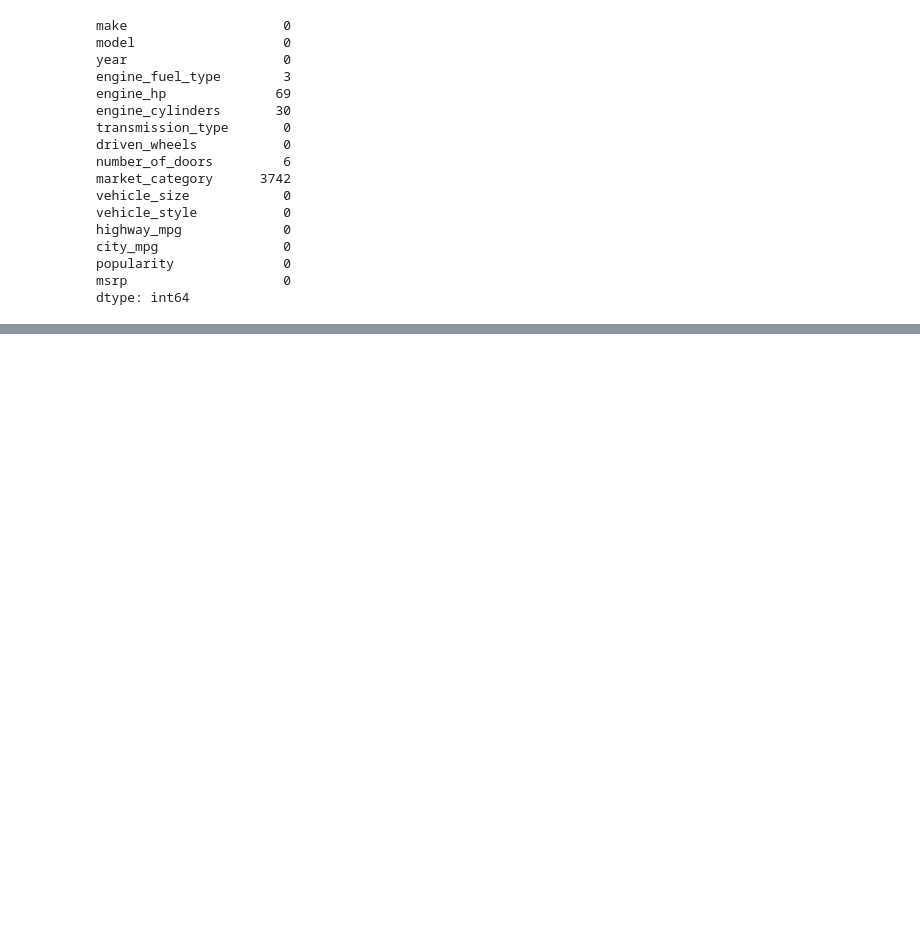
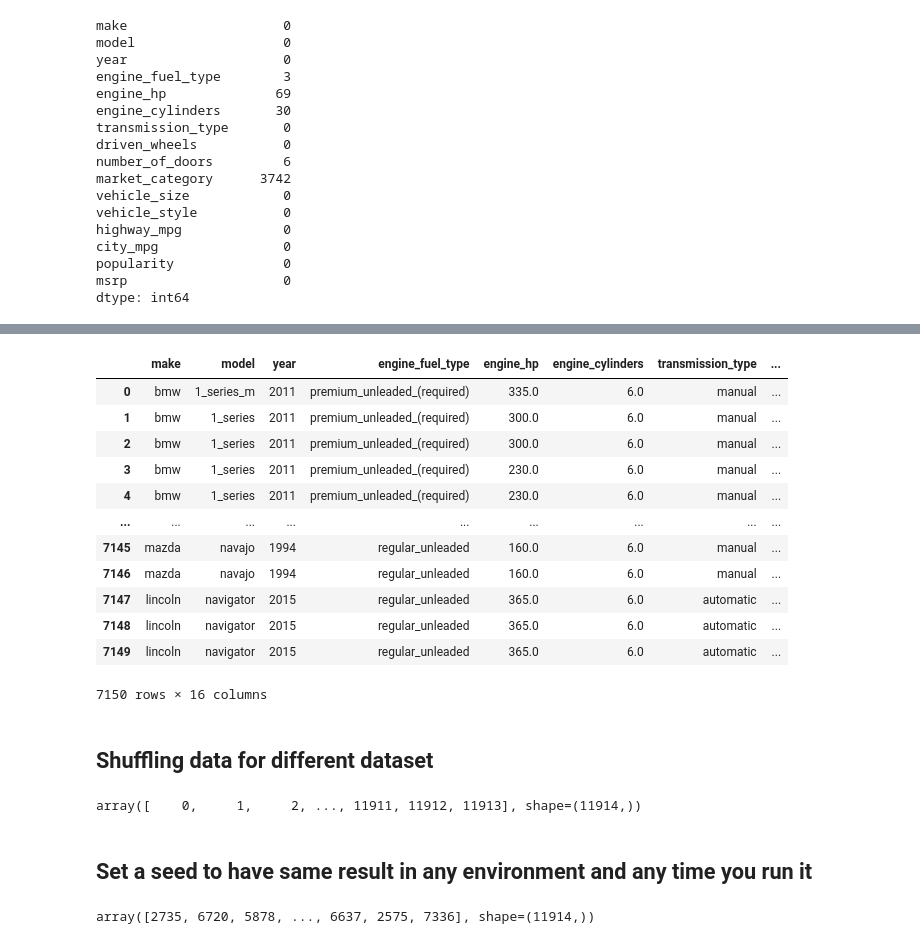
Before and after one commit to moeinforoughi/MLcourse, a Jupyter notebook: car-price-prediction/car-price-prediction.ipynb, the cells around one changed output, grey strips where cells are left out. Saved outputs shown, nothing was run; the diff lists cells and outputs as text; code cells hidden in the pictures; blank space fills up the shorter version.

```diff
--- a/car-price-prediction/car-price-prediction.ipynb
+++ b/car-price-prediction/car-price-prediction.ipynb
@@ -298,0 +315,5 @@ dtype: int64
+# %%
+n = len(df)
+n_val = int(len(df) * 0.2)
+n_test = int(len(df) * 0.2)
+n_train = n - (n_val+n_test)
@@ -298,0 +342,22 @@ dtype: int64
+# %%
+df_train = df.iloc[:n_train]
+df_val = df.iloc[n_train:n_train+n_val]
+df_test = df.iloc[n_train+n_val:]
+# %%
+df_train
+# %% [output]
+|  | make | model | year | engine_fuel_type | engine_hp | engine_cylinders | transmission_type | ... |
+| 0 | bmw | 1_series_m | 2011 | premium_unleaded_(required) | 335.0 | 6.0 | manual | ... |
+| 1 | bmw | 1_series | 2011 | premium_unleaded_(required) | 300.0 | 6.0 | manual | ... |
+| 2 | bmw | 1_series | 2011 | premium_unleaded_(required) | 300.0 | 6.0 | manual | ... |
+| 3 | bmw | 1_series | 2011 | premium_unleaded_(required) | 230.0 | 6.0 | manual | ... |
+| 4 | bmw | 1_series | 2011 | premium_unleaded_(required) | 230.0 | 6.0 | manual | ... |
+| ... | ... | ... | ... | ... | ... | ... | ... | ... |
+| 7145 | mazda | navajo | 1994 | regular_unleaded | 160.0 | 6.0 | manual | ... |
+| 7146 | mazda | navajo | 1994 | regular_unleaded | 160.0 | 6.0 | manual | ... |
+| 7147 | lincoln | navigator | 2015 | regular_unleaded | 365.0 | 6.0 | automatic | ... |
+| 7148 | lincoln | navigator | 2015 | regular_unleaded | 365.0 | 6.0 | automatic | ... |
+| 7149 | lincoln | navigator | 2015 | regular_unleaded | 365.0 | 6.0 | automatic | ... |
+7150 rows × 16 columns
+# %% [markdown]
+<h2>Shuffling data for different dataset</h2>
@@ -298,0 +366,6 @@ dtype: int64
+# %%
+idx
+# %% [output]
+array([    0,     1,     2, ..., 11911, 11912, 11913], shape=(11914,))
+# %% [markdown]
+<h2>Set a seed to have same result in any environment and any time you run it</h2>
@@ -298,0 +375,4 @@ dtype: int64
+# %%
+idx
+# %% [output]
+array([2735, 6720, 5878, ..., 6637, 2575, 7336], shape=(11914,))
```
Also changed, not shown: parts of 35 cells of this notebook, 2 other files.
